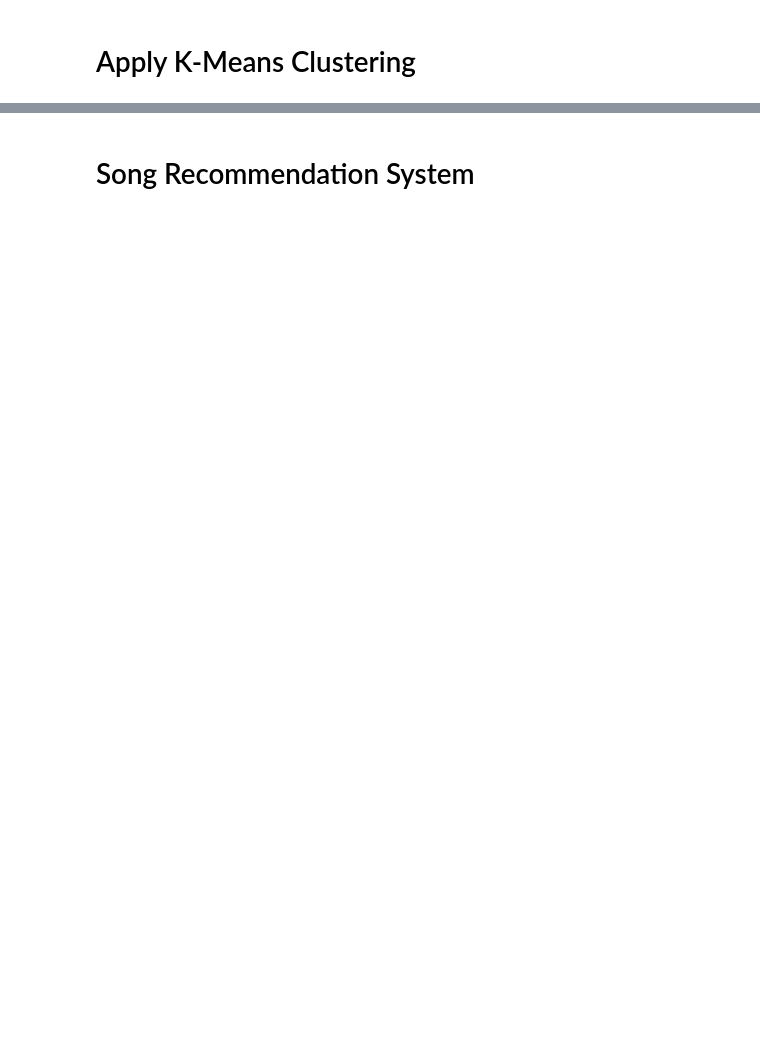
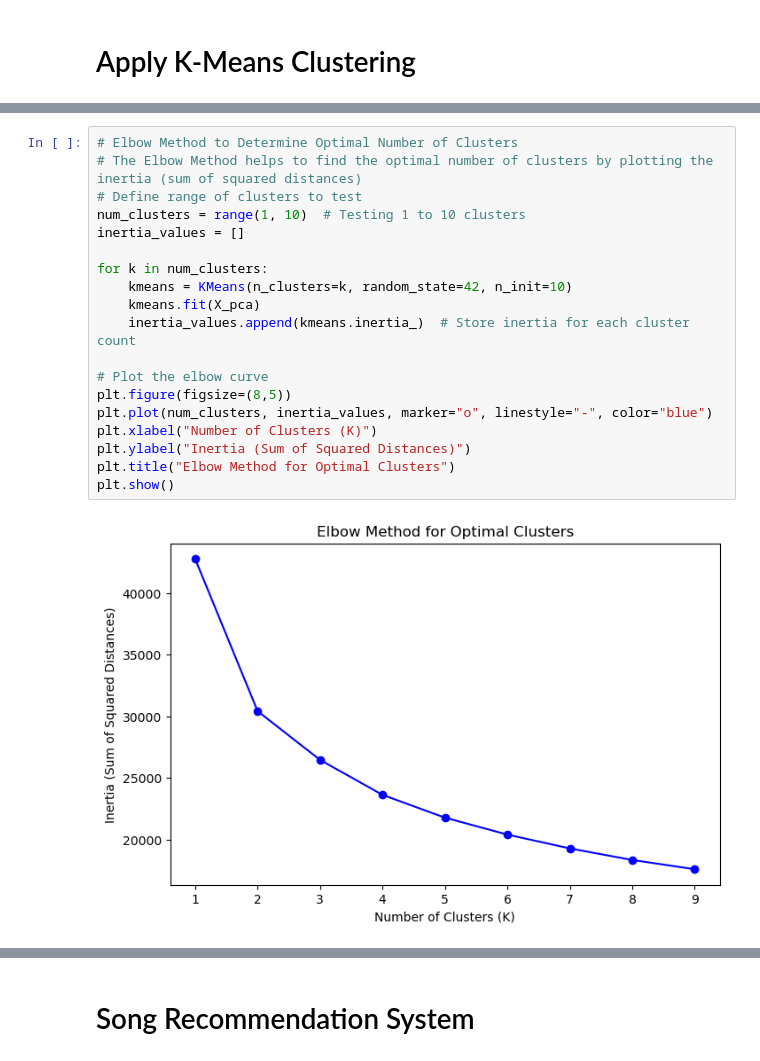
Before and after one commit to Tserrof7/Whats-Your-Jam-Final-Project, a Jupyter notebook: spotify.ipynb, the cells around one changed output, grey strips where cells are left out. Saved outputs shown, nothing was run; the diff lists cells and outputs as text; blank space fills up the shorter version.

```diff
--- a/spotify.ipynb
+++ b/spotify.ipynb
@@ -91,0 +118,21 @@ Explained Variance Ratio: 0.95
+# %%
+# Elbow Method to Determine Optimal Number of Clusters
+# The Elbow Method helps to find the optimal number of clusters by plotting the inertia (sum of squared distances)
+# Define range of clusters to test
+num_clusters = range(1, 10)  # Testing 1 to 10 clusters
+inertia_values = []
+
+for k in num_clusters:
+    kmeans = KMeans(n_clusters=k, random_state=42, n_init=10)
+    kmeans.fit(X_pca)
+    inertia_values.append(kmeans.inertia_)  # Store inertia for each cluster count
+
+# Plot the elbow curve
+plt.figure(figsize=(8,5))
+plt.plot(num_clusters, inertia_values, marker="o", linestyle="-", color="blue")
+plt.xlabel("Number of Clusters (K)")
+plt.ylabel("Inertia (Sum of Squared Distances)")
+plt.title("Elbow Method for Optimal Clusters")
+plt.show()
+# %% [output]
+[figure, added]
```
Also changed, not shown: parts of 10 cells of this notebook, 1 other file.
